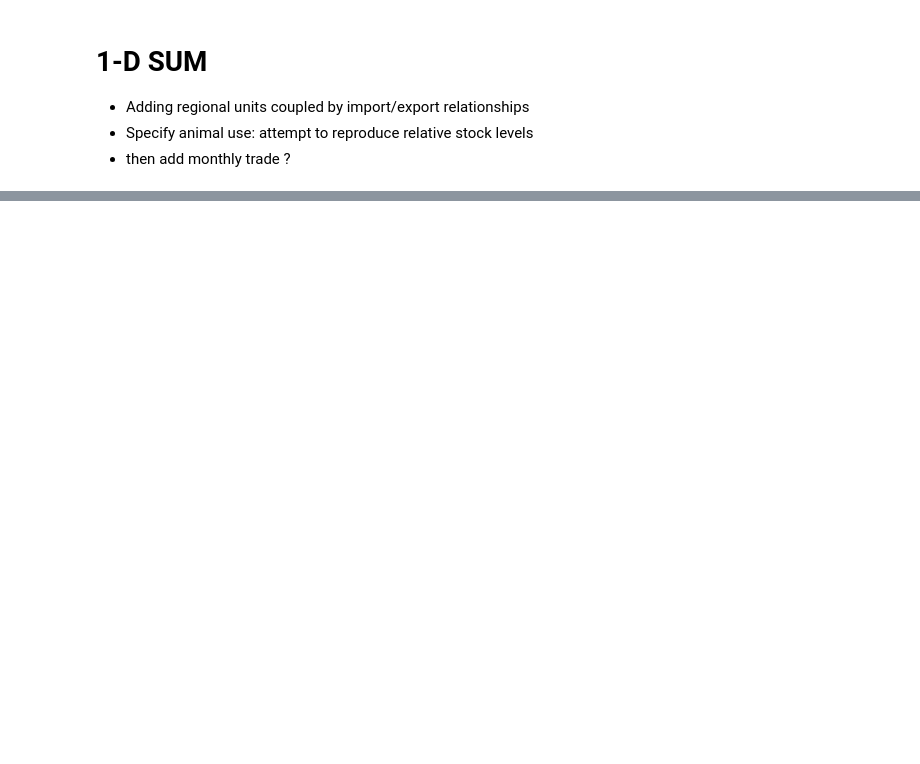
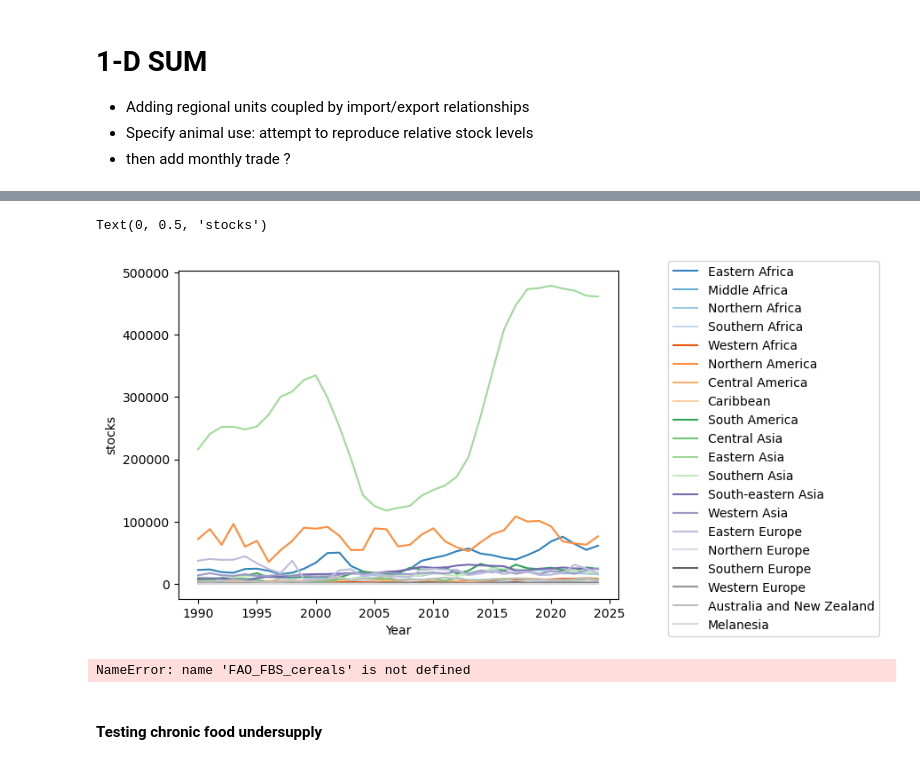
Before and after one commit to dancomputer/M2Internship, a Jupyter notebook: Code/SUM-Model-Hierarchy.ipynb, the cells around one changed output, grey strips where cells are left out. Saved outputs shown, nothing was run; the diff lists cells and outputs as text; code cells hidden in the pictures; blank space fills up the shorter version.

```diff
--- a/Code/SUM-Model-Hierarchy.ipynb
+++ b/Code/SUM-Model-Hierarchy.ipynb
@@ -270,7 +163,0 @@ Micronesia
-# %%
-fig = plt.figure()
-ax = plt.subplot(111)
-for r,region in enumerate(regional_production.Area.unique()):
-    if alpha[r,:].mean()>-0.1:
-        plt.plot(years,stocks[r,:],label=region)
-ax.legend(bbox_to_anchor=(1.1, 1.05))
@@ -284,0 +449,29 @@ plt.plot(np.sum(stocks,axis=0))
+# %%
+regional_cereals_stocks_obs = {region:np.zeros(len(USDAPSD_national_cereal_stocks.columns[3:-1])) for region in regional_production.Area.unique()}
+rcs_years = {region:[] for region in regional_production.Area.unique()}
+for country in USDAPSD_national_cereal_stocks.Country.unique():
+    country_stocks = []
+    years = []
+    for column in USDAPSD_national_cereal_stocks.columns[3:-1]:
+        country_stocks.append(np.char.replace(USDAPSD_national_cereal_stocks[USDAPSD_national_cereal_stocks.Country==country][column].values.astype(str), ",", "").astype(float).sum())
+        years.append(int(column[0:4]))
+    country = map_us_convention_to_un_convention(country)
+    region_of_country  = [region_mapping[key] for key in region_mapping.keys() if key.__contains__(country)][0] #slightly more complicated, but necessary because the dictionary keys sometimes contain more than the basic country name.
+    rcs_years[region_of_country] = years
+    regional_cereals_stocks_obs[region_of_country] += np.array(country_stocks)
+#Convert to a pandas DataFrame for easier manipulation
+# Build a list of rows
+rows = []
+for region in regional_cereals_stocks_obs:
+    stocks = regional_cereals_stocks_obs[region]
+    years = rcs_years[region]
+
+    for stock, year in zip(stocks, years):
+        rows.append({
+            "region": region,
+            "stock": stock,
+            "Year": year
+        })
+
+# Convert list of rows into a DataFrame
+regional_stocks_df = pd.DataFrame(rows)
@@ -284,0 +484,17 @@ plt.plot(np.sum(stocks,axis=0))
+# %%
+fig = plt.figure()
+ax = plt.subplot(111)
+for r,region in enumerate(list(regional_cereals_stocks_obs.keys())[:-1]):
+        plt.plot(rcs_years[region][30:],regional_cereals_stocks_obs[region][30:],label=region,color=colors[r])
+        #plt.plot(FAO_FBS_cereals[(FAO_FBS_cereals.Element=="Stock Variation") & (FAO_FBS_cereals.Area==region) & (FAO_FBS_cereals.Year.isin(rcs_years[region][:]))]["Year"].values,regional_cereals_stocks_obs[region][0]+np.cumsum(FAO_FBS_cereals[(FAO_FBS_cereals.Element=="Stock Variation") & (FAO_FBS_cereals.Area==region) & (FAO_FBS_cereals.Year.isin(rcs_years[region][:]))]["Value"].values),label=region+" FAO",color=colors[r],linestyle='--')
+        ax.legend(bbox_to_anchor=(1.1, 1.05))
+ax.set_xlabel('Year')
+ax.set_ylabel('stocks')
+# %% [output]
+Text(0, 0.5, 'stocks')
+[figure, added]
+# %%
+global_stock_ts = np.array(list(regional_cereals_stocks_obs.values())).sum(axis=0)[31:-2]
+FAO_gsts= np.cumsum(-FAO_FBS_cereals[(FAO_FBS_cereals.Element=="Stock Variation") & (FAO_FBS_cereals.Year.isin(rcs_years[region][:]))].groupby("Year")["Value"].sum().values)
+# %% [output]
+NameError: name 'FAO_FBS_cereals' is not defined
@@ -284,0 +530,2 @@ plt.plot(np.sum(stocks,axis=0))
+# %% [markdown]
+#### Testing chronic food undersupply
```
Also changed, not shown: parts of 88 cells of this notebook, 11 other files.
